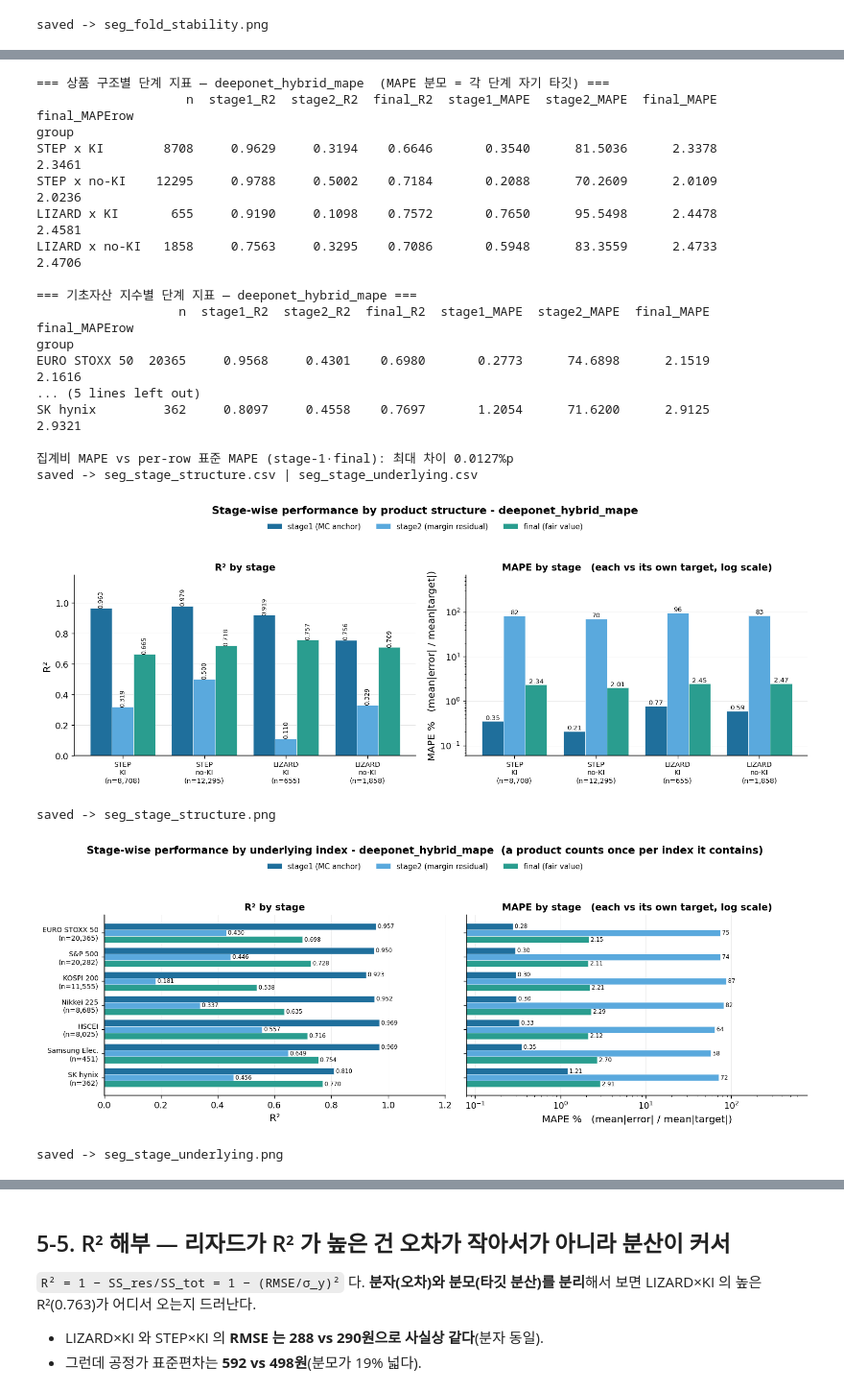
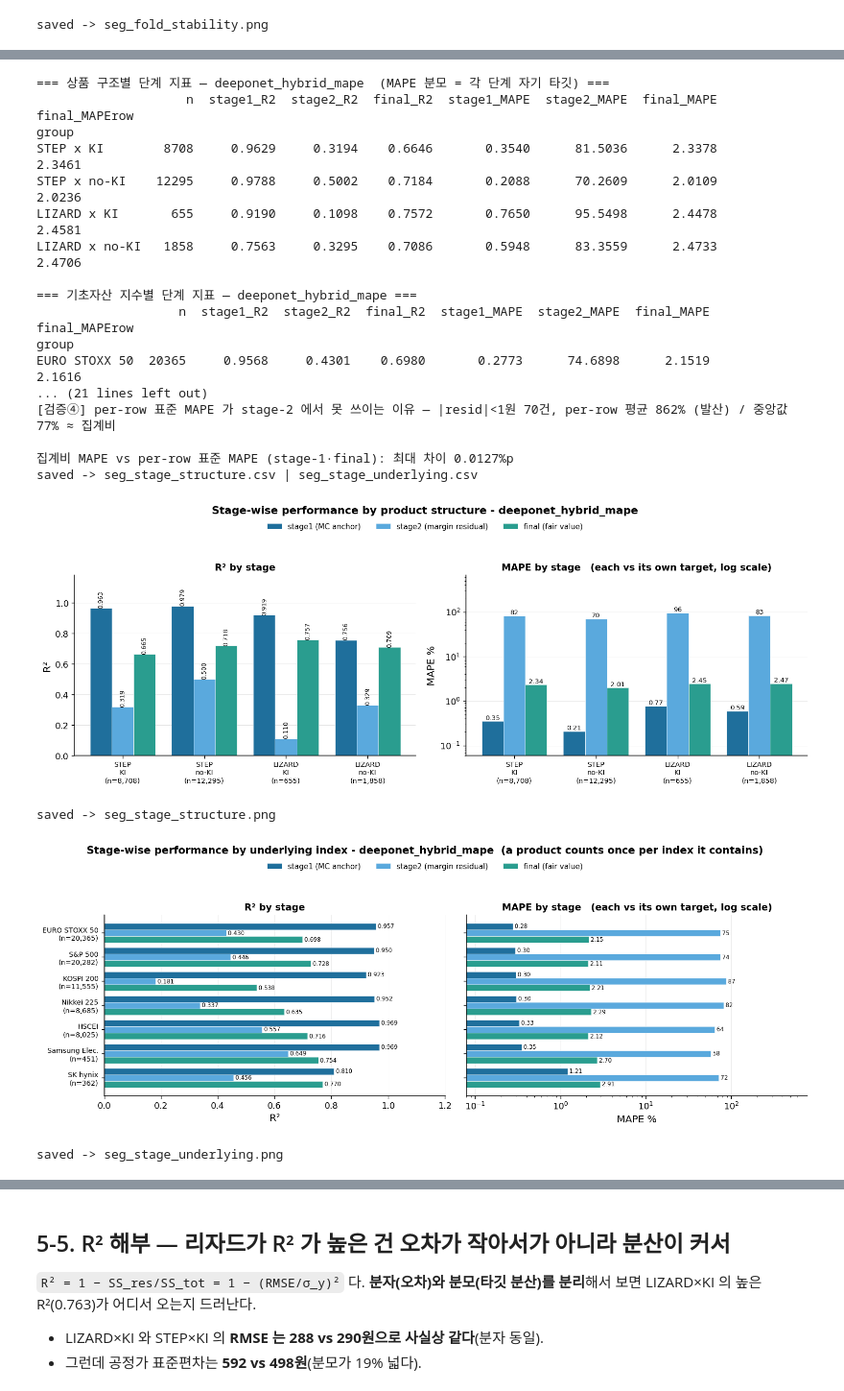
Before and after one commit to JUHWANKIM-ai/PI-DeepONet-ELS, a Jupyter notebook: 5_segment.ipynb, the cells around one changed output, grey strips where cells are left out. Shown at 96% size. Saved outputs shown, nothing was run; the diff lists cells and outputs as text; code cells hidden in the pictures.

```diff
--- a/5_segment.ipynb
+++ b/5_segment.ipynb
@@ -554,7 +558,32 @@ print(f"=== 상품 구조별 단계 지표 — {STAGE_MODEL}  (MAPE 분모 = 각
 print(ST[STAGE_MODEL].reindex(STRUCTS)[SHOW].round(4).to_string())
 print(f"\n=== 기초자산 지수별 단계 지표 — {STAGE_MODEL} ===")
 print(UT[STAGE_MODEL][SHOW].round(4).to_string())
+# ── stage-2 MAPE 검증 ────────────────────────────────────────────────────
+_m = M[M.model == STAGE_MODEL]
+_e2 = (_m.resid_pred - _m.resid_true).values          # stage-2 오차
+_ef = (_m.y_pred - _m.y_true).values                  # final 오차
+_gap = float(np.abs(_e2 - _ef).max() * FACE)
+assert _gap < 0.01, f"항등식 위반: e_stage2 != e_final (최대 {_gap:.4g}원)"
+print(f"\n[검증①] 항등식  e_stage2 = e_final : 최대 절대차 {_gap:.2e}원 (float32 반올림)")
+
 _d = ST[STAGE_MODEL]
+print(f"[검증②] MAPE 비 = 분모 비 (오차는 같고 분모만 다르다):")
+print(("   " + (_d["stage2_MAPE"] / _d["final_MAPE"]).round(2).astype(str)
+       + "  vs  " + (_d["final_MTGT"] / _d["stage2_MTGT"]).round(2).astype(str)).to_string())
+
+# R² 교차검증: √(1−R²) = RMSE/σ. MAPE(평균절대) 와 다른 통계량인데 값이 붙어야 정상.
+_x = pd.DataFrame({"MAPE_stage2": _d["stage2_MAPE"],
+                   "sqrt(1-R2)": np.sqrt(np.clip(1 - _d["stage2_R2"], 0, None)) * 100})
+_x["diff%p"] = (_x["MAPE_stage2"] - _x["sqrt(1-R2)"]).abs()
+print(f"[검증③] R² 패널과 교차검증 (최대 차이 {_x['diff%p'].max():.2f}%p)")
+print(_x.round(2).to_string())
+
+_r = _m.resid_true.abs().values * FACE
+_per = np.abs(_e2) / _m.resid_true.abs().values * 100
+print(f"[검증④] per-row 표준 MAPE 가 stage-2 에서 못 쓰이는 이유 — "
+      f"|resid|<1원 {int((_r < 1).sum())}건, per-row 평균 {_per.mean():,.0f}% (발산) / "
+      f"중앙값 {np.median(_per):.0f}% ≈ 집계비")
+
 print("\n집계비 MAPE vs per-row 표준 MAPE (stage-1·final): 최대 차이 "
       f"{max(abs(_d['stage1_MAPE']-_d['stage1_MAPErow']).max(), abs(_d['final_MAPE']-_d['final_MAPErow']).max()):.4f}%p")
 print("saved ->", fm.stat("seg_stage_structure").name, "|", fm.stat("seg_stage_underlying").name)
@@ -571,8 +600,8 @@ LIZARD x no-KI   1858     0.7563     0.3295    0.7086       0.5948      83.3559
                    n  stage1_R2  stage2_R2  final_R2  stage1_MAPE  stage2_MAPE  final_MAPE  final_MAPErow
 group
 EURO STOXX 50  20365     0.9568     0.4301    0.6980       0.2773      74.6898      2.1519         2.1616
-... (5 lines left out)
-SK hynix         362     0.8097     0.4558    0.7697       1.2054      71.6200      2.9125         2.9321
+... (21 lines left out)
+[검증④] per-row 표준 MAPE 가 stage-2 에서 못 쓰이는 이유 — |resid|<1원 70건, per-row 평균 862% (발산) / 중앙값 77% ≈ 집계비
 
 집계비 MAPE vs per-row 표준 MAPE (stage-1·final): 최대 차이 0.0127%p
 saved -> seg_stage_structure.csv | seg_stage_underlying.csv
@@ -591,35 +620,35 @@ for j, (sname, _t, _p, lab) in enumerate(STAGES):
     for r, val in zip(b, v):
         ax[0].text(r.get_x() + r.get_width() / 2, val, f"{val:.3f}", ha="center",
                    va="bottom" if val >= 0 else "top", fontsize=7.5, rotation=90)
 ax[0].set_ylabel("R²"); ax[0].set_title("R² by stage", fontsize=11.5)
 ax[0].set_ylim(0, 1.18)
 
 for j, (sname, _t, _p, lab) in enumerate(STAGES):        # MAPE 도 R² 와 같은 규칙: 자기 타깃 분모
     v = S3[f"{sname}_MAPE"].values
     b = ax[1].bar(x + (j - (len(STAGES) - 1) / 2) * w1, v, w1, label=f"{sname} ({lab})",
                   color=_plot._QUAL[j], edgecolor="white", linewidth=0.4)
     for r, val in zip(b, v):
         ax[1].text(r.get_x() + r.get_width() / 2, val,
                    f"{val:.2f}" if val < 10 else f"{val:.0f}", ha="center", va="bottom", fontsize=8)
 _v = np.concatenate([S3[f"{s_[0]}_MAPE"].values for s_ in STAGES])
 ax[1].set_yscale("log"); ax[1].set_ylim(max(0.05, _v.min() / 3.5), _v.max() * 7)
-ax[1].set_ylabel("MAPE %   (mean|error| / mean|target|)")
+ax[1].set_ylabel("MAPE %")
 ax[1].set_title("MAPE by stage   (each vs its own target, log scale)", fontsize=11.5)
 
 for a in ax:
     a.set_xticks(x); a.set_xticklabels(XL, fontsize=8.5)
     a.grid(axis="y", color="#cccccc", lw=0.6, alpha=0.5)
 ax[0].axhline(0, color="#444", lw=0.7)
 h, l = ax[0].get_legend_handles_labels()
 fig.legend(h, l, loc="upper center", ncol=3, bbox_to_anchor=(0.5, 0.945),
            fontsize=9, frameon=False)
 fig.suptitle(f"Stage-wise performance by product structure - {STAGE_MODEL}", fontsize=13, fontweight="bold")
 fig.tight_layout(rect=(0, 0, 1, 0.90))
 fig.savefig(fm.image("seg_stage_structure"), dpi=400, bbox_inches="tight", transparent=True)
 plt.show()
 print("saved ->", fm.image("seg_stage_structure").name)
 # %% [output]
-[figure, old version]
+[figure, new version]
 saved -> seg_stage_structure.png
 # %%
 # 그림 9: 기초자산 지수별 단계 지표 — R² · MAPE
@@ -648,7 +677,7 @@ for j, (sname, _t, _p, lab) in enumerate(STAGES):        # MAPE 도 R² 와 같
                    f" {val:.2f}" if val < 10 else f" {val:.0f}", va="center", fontsize=7)
 _v = np.concatenate([U3[f"{s_[0]}_MAPE"].values for s_ in STAGES])
 ax[1].set_xscale("log"); ax[1].set_xlim(max(0.05, _v.min() / 3.5), _v.max() * 9)
-ax[1].set_xlabel("MAPE %   (mean|error| / mean|target|)")
+ax[1].set_xlabel("MAPE %")
 ax[1].set_title("MAPE by stage   (each vs its own target, log scale)", fontsize=11.5)
 
 for a in ax:
@@ -666,7 +695,7 @@ fig.savefig(fm.image("seg_stage_underlying"), dpi=400, bbox_inches="tight", tran
 plt.show()
 print("saved ->", fm.image("seg_stage_underlying").name)
 # %% [output]
-[figure, old version]
+[figure, new version]
 saved -> seg_stage_underlying.png
 # %%
 # 그림 9b: 기초자산 지수별 단계 지표 — 세로 막대 버전 (그림 9 의 가로판과 같은 수치)
```
Also changed, not shown: parts of 5 cells of this notebook.
